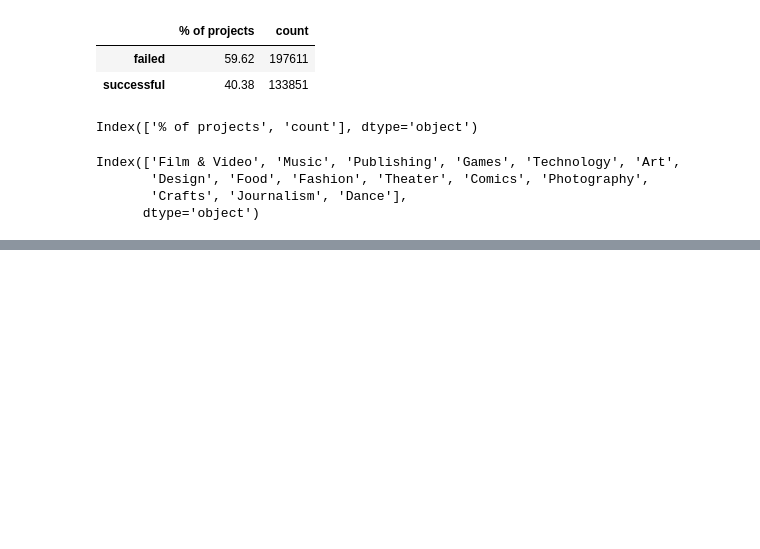
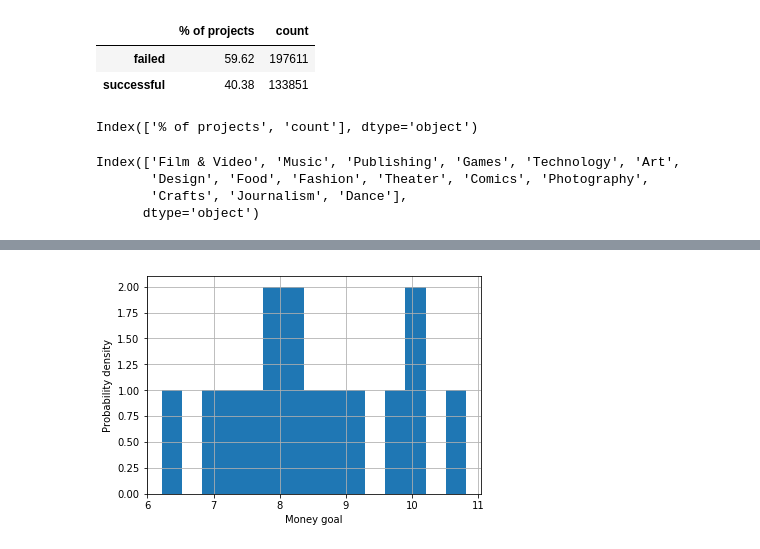
Before and after one commit to jjaabb/KickStarterAnalysis, a Jupyter notebook: Kstarters.ipynb, the cells around one changed output, grey strips where cells are left out. Saved outputs shown, nothing was run; the diff lists cells and outputs as text; code cells hidden in the pictures; blank space fills up the shorter version.

```diff
--- a/Kstarters.ipynb
+++ b/Kstarters.ipynb
@@ -157,0 +243,3 @@ plt.xticks(np.arange(15), cat_success.index, rotation=90)
+# %%
+money_goal = success_rate(df, 'goal').head(15)
+money_goal
@@ -157,0 +265,9 @@ plt.xticks(np.arange(15), cat_success.index, rotation=90)
+# %%
+plt.hist(np.log1p(money_goal.index), bins = 15, log=False)
+plt.xlabel('Money goal')
+plt.ylabel('Probability density')
+# plt.xticks()
+# plt.yticks()
+plt.grid(True)
+# %% [output]
+[figure, added]
```
Also changed, not shown: parts of 17 cells of this notebook.
